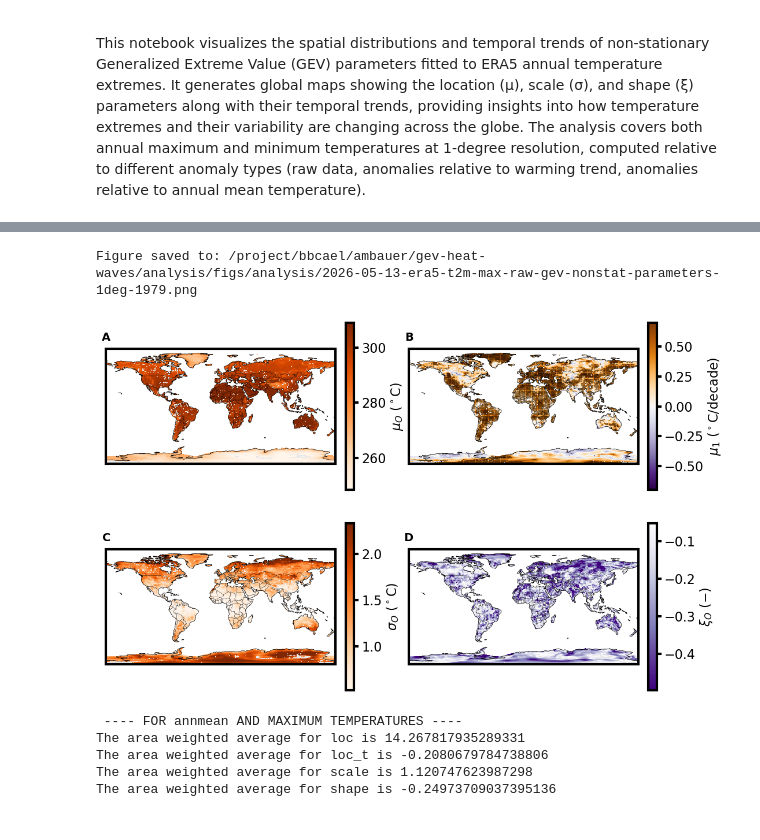
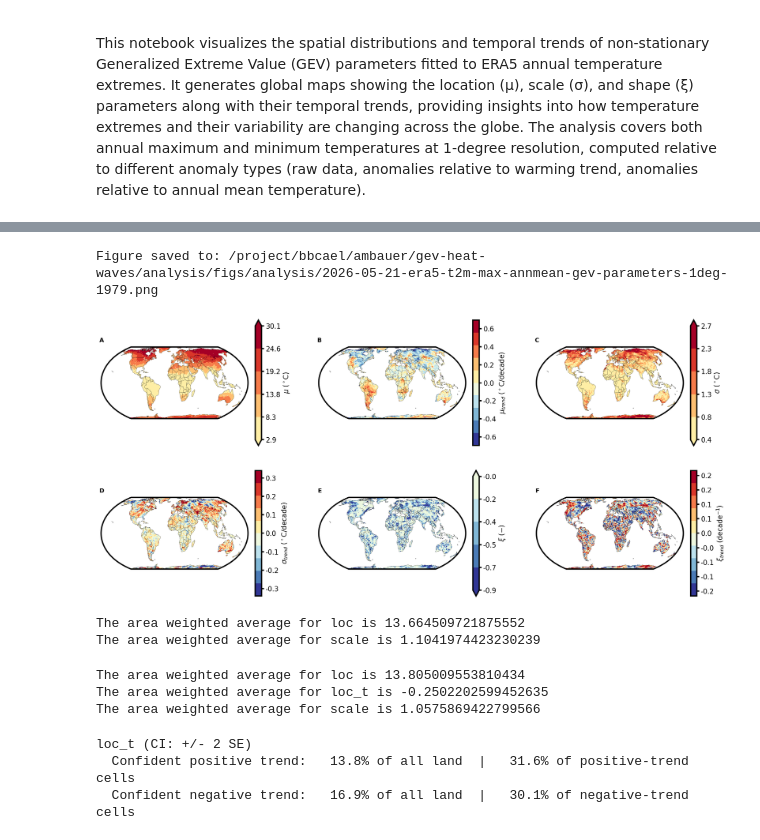
Before and after one commit to adam-bauer-34/gev-heat-waves, a Jupyter notebook: analysis/notebooks/era5_gev_fit_maps.ipynb, the cells around one changed output, grey strips where cells are left out. Drawn from its saved outputs; the diff is of its cells as text; code cells hidden in the pictures.

Commit message:
updated fitting platform for gev params and kuiper

```diff
--- a/analysis/notebooks/era5_gev_fit_maps.ipynb
+++ b/analysis/notebooks/era5_gev_fit_maps.ipynb
@@ -20,11 +19,26 @@ plt.rcParams.update(presets)
 
 save_figs = True
 # %%
-TMIN = 1979  # minimum year for included data
-GRID = '1deg'  # grid size
-ex_type = 'max'  # 'max' or 'min'
-fit = 'nonstat_only_loc_trend'  # fit type from config/mle_attrs.yaml
-anom_type = 'raw'  # 'raw', 'trend', or 'annmean'
+# notebook defaults
+save_figs = True
+TMIN = 1979
+GRID = '1deg'
+ex_type = 'max'
+nonstat_fit = None
+stat_fit = 'nonstat'
+anom_type = 'annmean'
+N_params = 6
 
-# import data
-ds = xr.open_dataset(ERA5_PATH / 'gev' / f'era5_t2m_annual_{ex_type}_{GRID}_landonly_gev_{fit}_TMIN{TMIN}_{anom_type}.nc', engine='netcdf4')
+ds_stat = xr.open_dataset(
+    ERA5_PATH / 'gev' / f'era5_t2m_annual_{ex_type}_{GRID}_landonly_gev_{stat_fit}_TMIN{TMIN}_{anom_type}.nc',
+    engine='netcdf4'
+)
+
+ds_nonstat = xr.open_dataset(
+    ERA5_PATH / 'gev' / f'era5_t2m_annual_{ex_type}_{GRID}_landonly_gev_{nonstat_fit}_TMIN{TMIN}_{anom_type}.nc',
+    engine='netcdf4'
+) if nonstat_fit is not None else None
+
+fname = (f'era5-t2m-{ex_type}-{anom_type}-gev-parameters-{GRID}-{TMIN}-{stat_fit}-{nonstat_fit}-hybrid'
+         if nonstat_fit is not None
+         else f'era5-t2m-{ex_type}-{anom_type}-gev-parameters-{GRID}-{TMIN}-{stat_fit}')
@@ -54,14 +45,26 @@ Attributes:
 # %%
-plot_gev_parameters(ds, fit=fit, anom_type=anom_type, save_figs=save_figs,
-                    fname=f'era5-t2m-max-{anom_type}-gev-parameters-{GRID}-{TMIN}', output_dir=FIGS_PATH)
+plot_gev_parameters(
+    ds_stat, ds_nonstat, N_params=N_params, anom_type=anom_type, param_panel_order=['loc', 'loc_t', 'scale', 'scale_t', 'shape', 'shape_t'],
+    ex_type=ex_type,
+    save_figs=save_figs, fname=fname, output_dir=FIGS_PATH
+)
 # %% [output]
-Figure saved to: /project/bbcael/ambauer/gev-heat-waves/analysis/figs/analysis/2026-05-13-era5-t2m-max-raw-gev-nonstat-parameters-1deg-1979.png
+Figure saved to: /project/bbcael/ambauer/gev-heat-waves/analysis/figs/analysis/2026-05-21-era5-t2m-max-annmean-gev-parameters-1deg-1979.png
-[figure, old version]
+[figure, new version]
 # %%
-print_summary(ds, fit=fit, anom_type=anom_type)
+print_summary(ds_stat, fit=stat_fit, anom_type=anom_type)
 # %% [output]
- ---- FOR annmean AND MAXIMUM TEMPERATURES ----
-The area weighted average for loc is 14.267817935289331
-The area weighted average for loc_t is -0.2080679784738806
-The area weighted average for scale is 1.120747623987298
-The area weighted average for shape is -0.24973709037395136
+The area weighted average for loc is 13.664509721875552
+The area weighted average for scale is 1.1041974423230239
+# %%
+print_summary(ds_nonstat, fit=nonstat_fit, anom_type=anom_type)
+# %% [output]
+The area weighted average for loc is 13.805009553810434
+The area weighted average for loc_t is -0.2502202599452635
+The area weighted average for scale is 1.0575869422799566
+# %%
+print_trend_significance(ds_nonstat, fit=nonstat_fit, anom_type=anom_type)
+# %% [output]
+loc_t (CI: +/- 2 SE)
+  Confident positive trend:   13.8% of all land  |   31.6% of positive-trend cells
+  Confident negative trend:   16.9% of all land  |   30.1% of negative-trend cells
```
Also changed, not shown: parts of 2 cells of this notebook, 14 other files.
